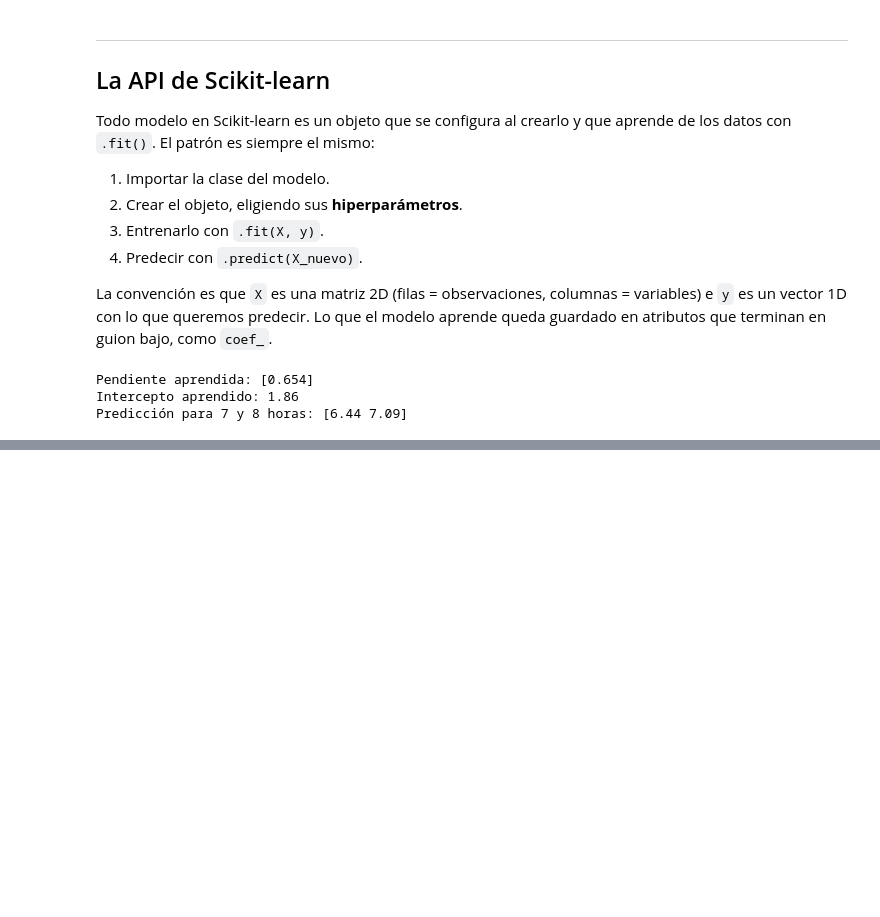
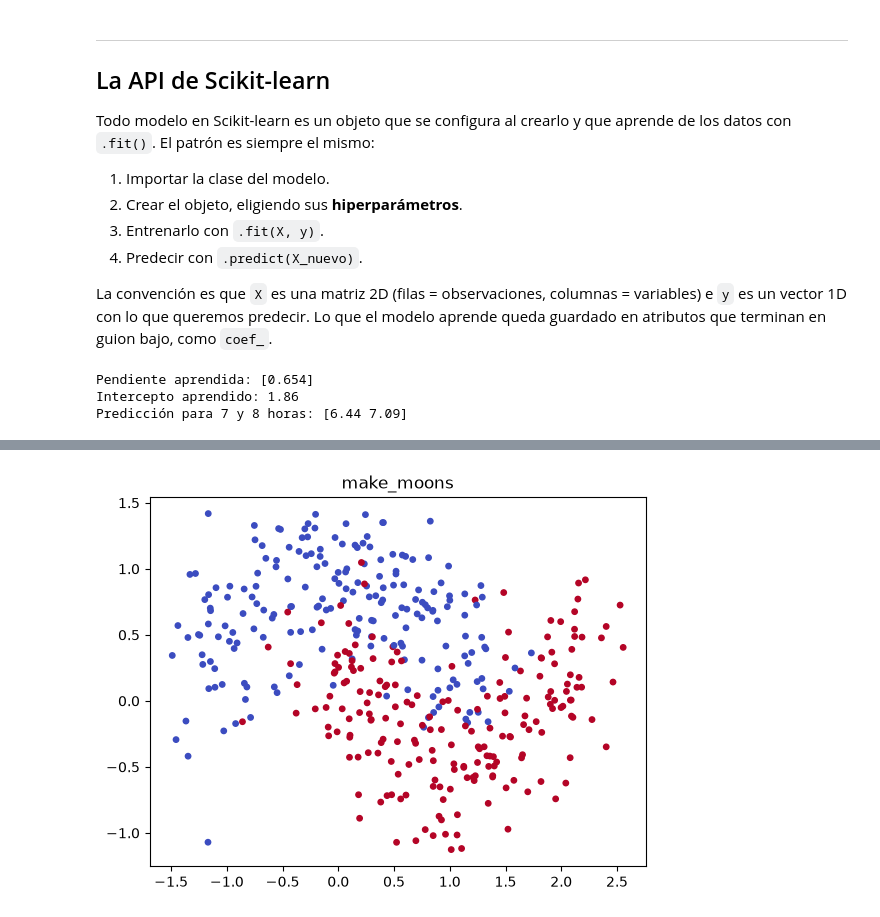
Before and after one commit to davidnfu0/tutoriales_estadistica_2026, a Jupyter notebook: tutoriales/tutorial_sklearn.ipynb, the cells around one changed output, grey strips where cells are left out. Drawn from its saved outputs; the diff is of its cells as text; code cells hidden in the pictures; blank space fills up the shorter version.

Commit message:
Simplificar tutorial SKlearn

```diff
--- a/tutoriales/tutorial_sklearn.ipynb
+++ b/tutoriales/tutorial_sklearn.ipynb
@@ -725,0 +58,36 @@ plt.show()
+# %%
+import numpy as np
+import pandas as pd
+import matplotlib.pyplot as plt
+from sklearn.datasets import make_moons, load_breast_cancer, load_diabetes
+from sklearn.model_selection import train_test_split
+
+# Sintético, clasificación
+X_lunas, y_lunas = make_moons(n_samples=400, noise=0.3, random_state=42)
+Xl_train, Xl_test, yl_train, yl_test = train_test_split(X_lunas, y_lunas, test_size=0.3, random_state=42)
+
+# Sintético, regresión: 3 grupos de 5 variables parecidas; solo x1, x6 y x11 influyen en y
+rng = np.random.default_rng(42)
+coef_reales = np.zeros(15)
+coef_reales[[0, 5, 10]] = [3, -2, 1.5]
+
+def generar_regresion(n):
+    X = np.repeat(rng.normal(size=(n, 3)), 5, axis=1) + 0.5 * rng.normal(size=(n, 15))
+    return X, X @ coef_reales + rng.normal(size=n)
+
+Xs_train, ys_train = generar_regresion(20)
+Xs_test, ys_test = generar_regresion(200)
+
+# Reales
+cancer = load_breast_cancer(as_frame=True)
+y_cancer = (cancer.target == 0).astype(int)     # 1 = maligno
+Xc_train, Xc_test, yc_train, yc_test = train_test_split(cancer.data, y_cancer, test_size=0.25, random_state=42)
+
+diabetes = load_diabetes(as_frame=True)
+Xd_train, Xd_test, yd_train, yd_test = train_test_split(diabetes.data, diabetes.target, test_size=0.25, random_state=42)
+
+plt.scatter(X_lunas[:, 0], X_lunas[:, 1], c=y_lunas, cmap="coolwarm", s=15)
+plt.title("make_moons")
+plt.show()
+# %% [output]
+[figure, added]
```
Also changed, not shown: parts of 59 cells of this notebook.
